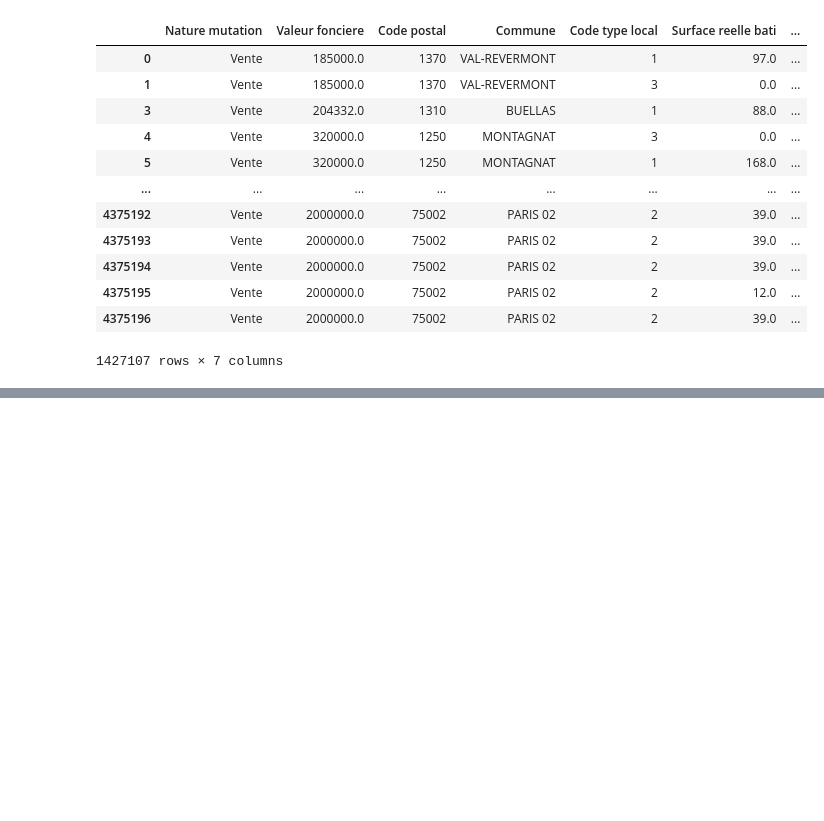
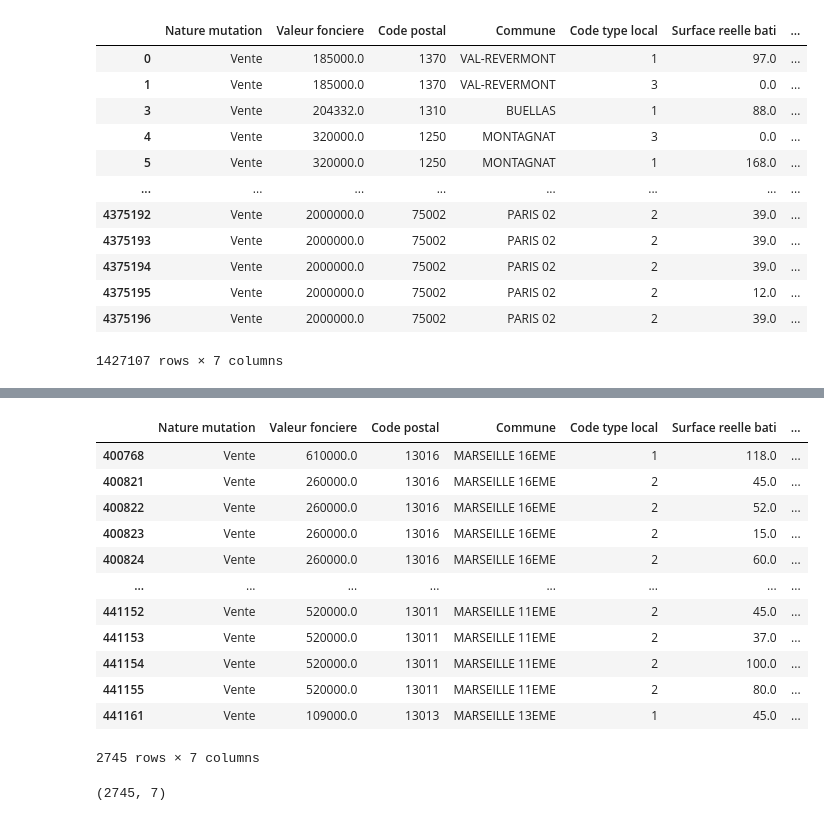
Before and after one commit to nkhenissi/pyhton-for-the-data-scientist, a Jupyter notebook: Data/DVF.ipynb, the cells around one changed output, grey strips where cells are left out. Cells and saved outputs as stored; diff of their text form; code cells hidden in the pictures; blank space fills up the shorter version.

```diff
--- a/Data/DVF.ipynb
+++ b/Data/DVF.ipynb
@@ -71,0 +78,24 @@ df3.sample(10)
+# %%
+#On garde uniquement les données concernant les ventes
+df4=df3[df3["Nature mutation"]=="Vente"]
+
+#On garde uniquement les données concernant les maisons (1) et les appartements (2)
+df4=df4[df4["Code type local"].isin(["1","2"])]
+
+#On garde uniquement les ventes concernant des biens construits, pas des terrains
+df4=df4[df4["Surface reelle bati"]!=0]
+df4
+# %% [output]
+|  | Nature mutation | Valeur fonciere | Code postal | Commune | Code type local | Surface reelle bati | ... |
+| 400768 | Vente | 610000.0 | 13016 | MARSEILLE 16EME | 1 | 118.0 | ... |
+| 400821 | Vente | 260000.0 | 13016 | MARSEILLE 16EME | 2 | 45.0 | ... |
+| 400822 | Vente | 260000.0 | 13016 | MARSEILLE 16EME | 2 | 52.0 | ... |
+| 400823 | Vente | 260000.0 | 13016 | MARSEILLE 16EME | 2 | 15.0 | ... |
+| 400824 | Vente | 260000.0 | 13016 | MARSEILLE 16EME | 2 | 60.0 | ... |
+| ... | ... | ... | ... | ... | ... | ... | ... |
+| 441152 | Vente | 520000.0 | 13011 | MARSEILLE 11EME | 2 | 45.0 | ... |
+| 441153 | Vente | 520000.0 | 13011 | MARSEILLE 11EME | 2 | 37.0 | ... |
+| 441154 | Vente | 520000.0 | 13011 | MARSEILLE 11EME | 2 | 100.0 | ... |
+| 441155 | Vente | 520000.0 | 13011 | MARSEILLE 11EME | 2 | 80.0 | ... |
+| 441161 | Vente | 109000.0 | 13013 | MARSEILLE 13EME | 1 | 45.0 | ... |
+2745 rows × 7 columns
@@ -71,0 +108,4 @@ df3.sample(10)
+# %%
+df4.shape
+# %% [output]
+(2745, 7)
```
Also changed, not shown: parts of 4 cells of this notebook.
